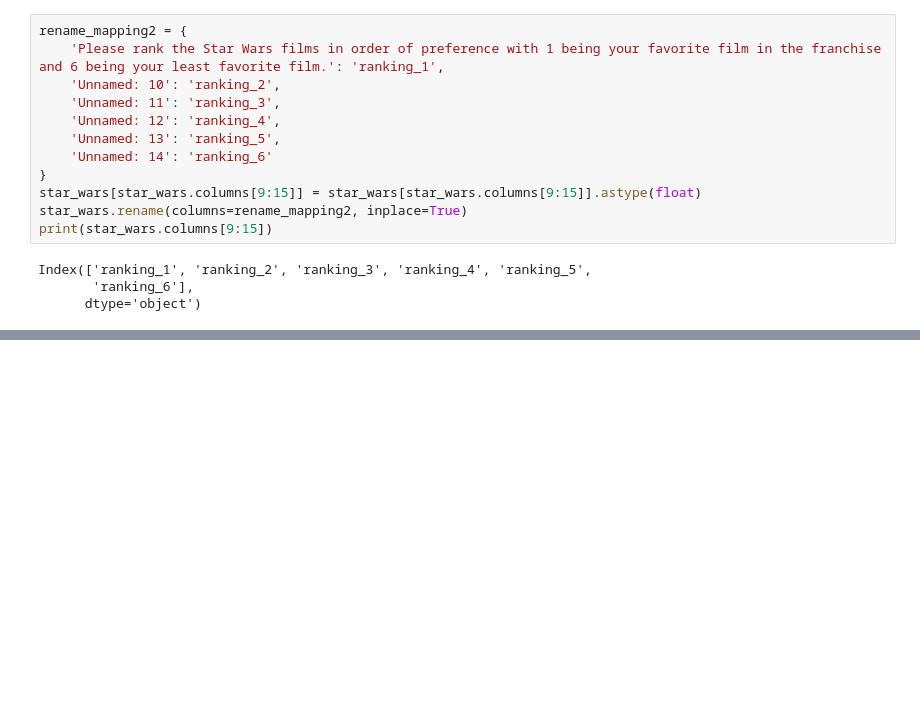
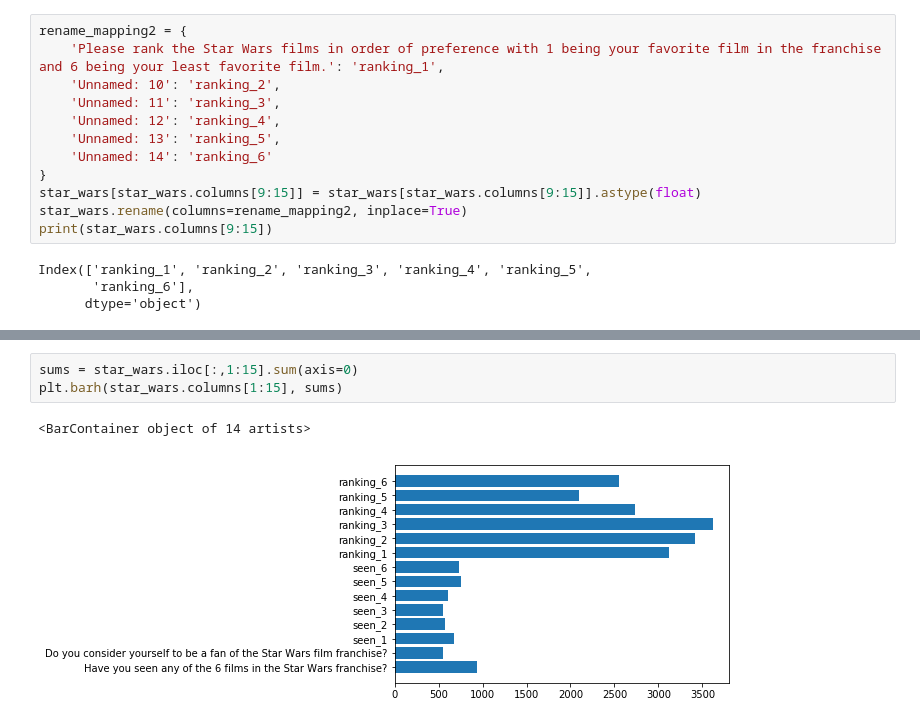
Before and after one commit to hsdistefa/starwars-survey-analysis, a Jupyter notebook: star_wars_survey_analysis.ipynb, the cells around one changed output, grey strips where cells are left out. Drawn from its saved outputs; the diff is of its cells as text; blank space fills up the shorter version.

```diff
--- a/star_wars_survey_analysis.ipynb
+++ b/star_wars_survey_analysis.ipynb
@@ -140,0 +139,6 @@ plt.show()
+# %%
+sums = star_wars.iloc[:,1:15].sum(axis=0)
+plt.barh(star_wars.columns[1:15], sums)
+# %% [output]
+<BarContainer object of 14 artists>
+[figure, added]
```
Also changed, not shown: parts of 1 cell of this notebook.
